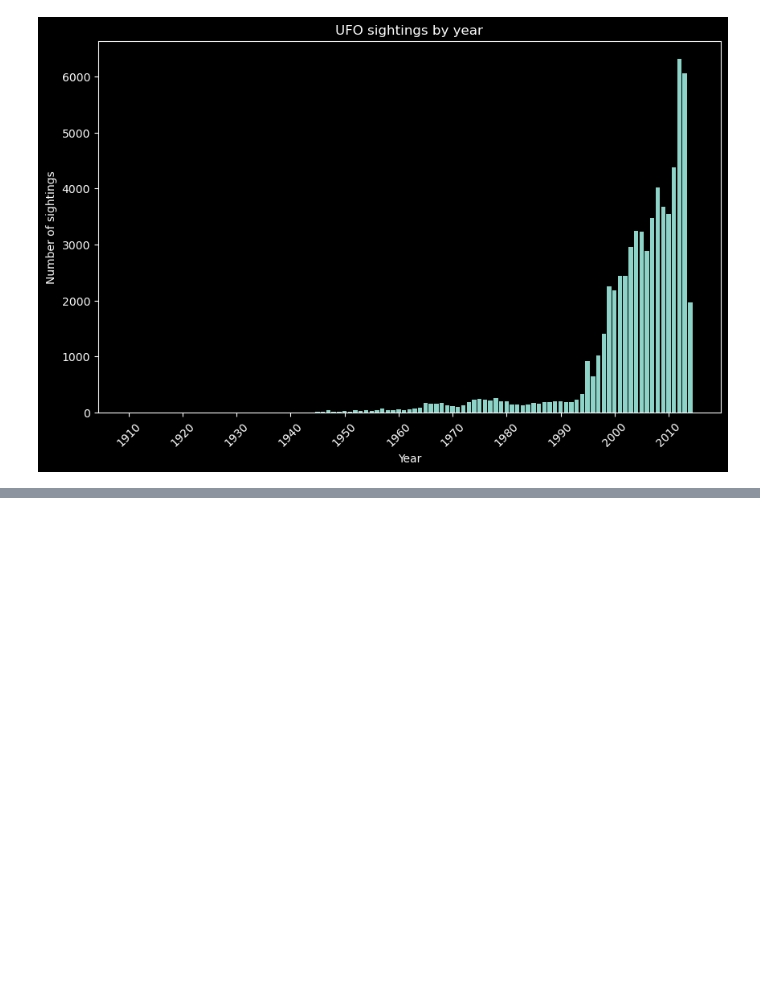
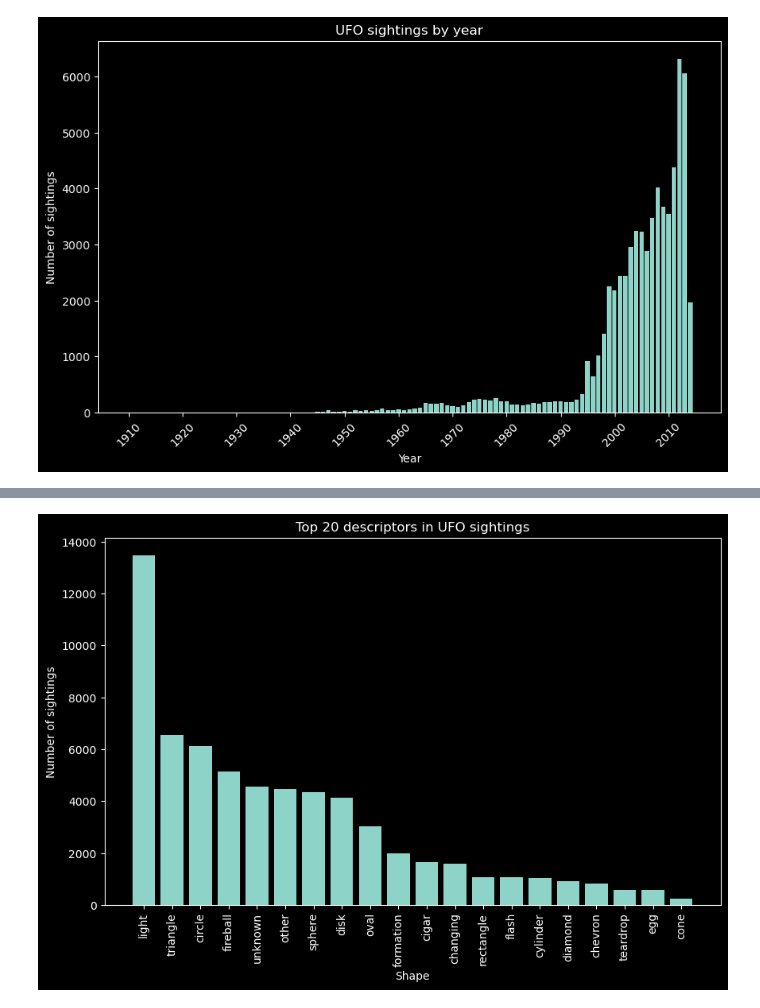
Before and after one commit to KushAGarg/project-3, a Jupyter notebook: data/andrew.ipynb, the cells around one changed output, grey strips where cells are left out. Saved outputs shown, nothing was run; the diff lists cells and outputs as text; code cells hidden in the pictures; blank space fills up the shorter version.

```diff
--- a/data/andrew.ipynb
+++ b/data/andrew.ipynb
@@ -149,0 +209,5 @@ plt.show()
+# %%
+# Top shapes spotted in UFO sightings
+sightings_by_shape = df_ufo.groupby("shape").count()
+sightings_by_shape = sightings_by_shape["ID"].sort_values(ascending=False)
+sightings_by_shape.head(10)
@@ -149,0 +227,20 @@ plt.show()
+# %%
+# Graph top 20 shapes for UFO sightings
+
+# Create the plot
+plt.style.use('dark_background')
+plt.figure(figsize=(10, 6))
+plt.bar(sightings_by_shape.index[:20], sightings_by_shape.values[:20])
+
+# Customize x-axis ticks to show only every decade
+plt.xticks(rotation = 90)
+
+# Set labels and title
+plt.xlabel('Shape')
+plt.ylabel('Number of sightings')
+plt.title('Top 20 descriptors in UFO sightings')
+
+# Show the plot
+plt.show()
+# %% [output]
+[figure, added]
```
Also changed, not shown: parts of 6 cells of this notebook.
